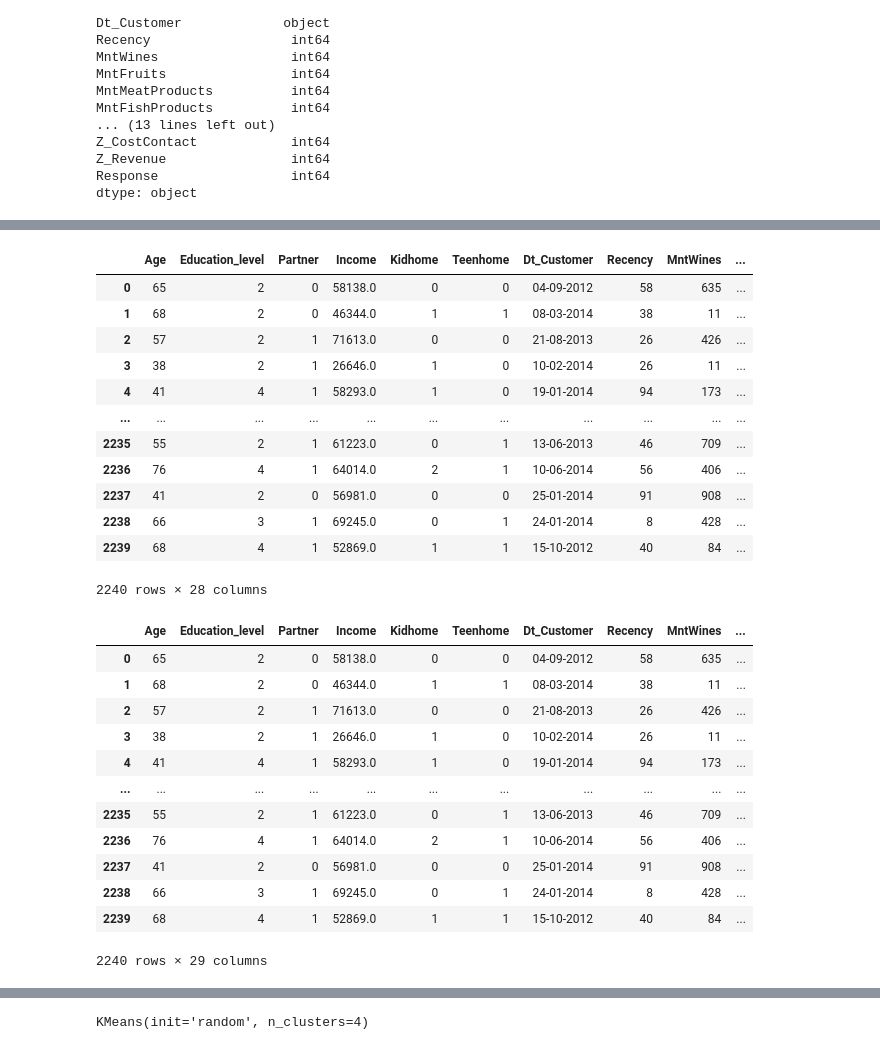
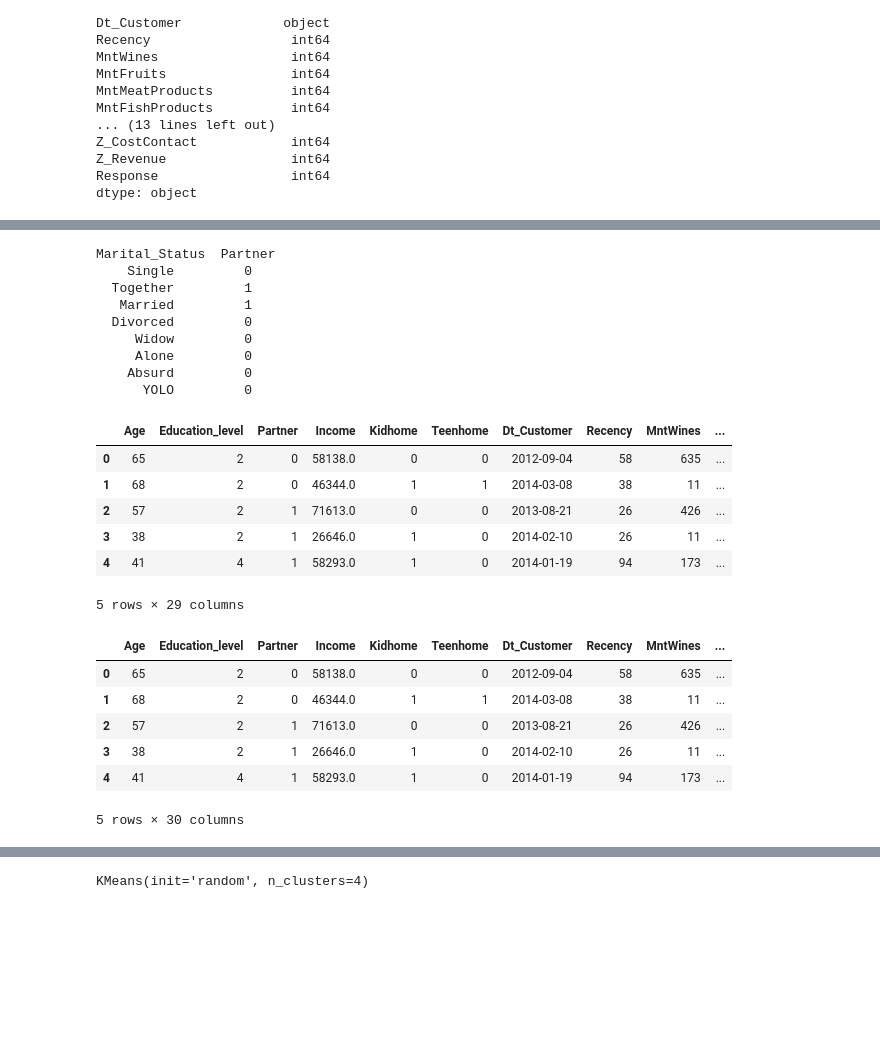
Before and after one commit to DanielSLucas/introducaoDataScience, a Jupyter notebook: praticando/customers/customers.ipynb, the cells around one changed output, grey strips where cells are left out. Drawn from its saved outputs; the diff is of its cells as text; code cells hidden in the pictures; blank space fills up the shorter version.

```diff
--- a/praticando/customers/customers.ipynb
+++ b/praticando/customers/customers.ipynb
@@ -68,0 +63,4 @@ educationLevels
+# %%
+customers['Dt_Customer'] = pd.to_datetime(customers['Dt_Customer'], format='%d-%m-%Y')
+customers['Years_As_Customer'] = customers['Dt_Customer'].map(lambda dt_customer: currentYear-dt_customer.year)
+customers.head()
@@ -69,7 +75,14 @@ educationLevels
 # %%
+educationLevels = customers['Education'].unique().tolist()
+educationLevels.sort()
+
+print('Education_level')
+for level in educationLevels:
+  print(educationLevels.index(level), '-', level)
+
 customers = customers.rename(columns={'Education': 'Education_level'})
 customers['Education_level'] = customers['Education_level'].map(
   lambda level: educationLevels.index(level)
 )
-customers
+customers.head()
 # %% [output]
@@ -100,37 +102,38 @@ customers['Marital_Status'].unique().tolist()
 # %%
+print('Marital_Status\tPartner')
+for status in customers['Marital_Status'].unique().tolist():
+  print( '%10s\t%4d'% (status, 1 if status in ['Married', 'Together'] else 0))
+
 customers = customers.rename(columns={'Marital_Status': 'Partner'})
 customers['Partner'] = customers['Partner'].map(
   lambda status: 1 if status in ['Married', 'Together'] else 0
 )
-customers
+customers.head()
 # %% [output]
+Marital_Status  Partner
+    Single         0
+  Together         1
+   Married         1
+  Divorced         0
+     Widow         0
+     Alone         0
+    Absurd         0
+      YOLO         0
 |  | Age | Education_level | Partner | Income | Kidhome | Teenhome | Dt_Customer | Recency | MntWines | ... |
-| 0 | 65 | 2 | 0 | 58138.0 | 0 | 0 | 04-09-2012 | 58 | 635 | ... |
-| 1 | 68 | 2 | 0 | 46344.0 | 1 | 1 | 08-03-2014 | 38 | 11 | ... |
-| 2 | 57 | 2 | 1 | 71613.0 | 0 | 0 | 21-08-2013 | 26 | 426 | ... |
-| 3 | 38 | 2 | 1 | 26646.0 | 1 | 0 | 10-02-2014 | 26 | 11 | ... |
-| 4 | 41 | 4 | 1 | 58293.0 | 1 | 0 | 19-01-2014 | 94 | 173 | ... |
-| ... | ... | ... | ... | ... | ... | ... | ... | ... | ... | ... |
-| 2235 | 55 | 2 | 1 | 61223.0 | 0 | 1 | 13-06-2013 | 46 | 709 | ... |
-| 2236 | 76 | 4 | 1 | 64014.0 | 2 | 1 | 10-06-2014 | 56 | 406 | ... |
-| 2237 | 41 | 2 | 0 | 56981.0 | 0 | 0 | 25-01-2014 | 91 | 908 | ... |
-| 2238 | 66 | 3 | 1 | 69245.0 | 0 | 1 | 24-01-2014 | 8 | 428 | ... |
-| 2239 | 68 | 4 | 1 | 52869.0 | 1 | 1 | 15-10-2012 | 40 | 84 | ... |
+| 0 | 65 | 2 | 0 | 58138.0 | 0 | 0 | 2012-09-04 | 58 | 635 | ... |
+| 1 | 68 | 2 | 0 | 46344.0 | 1 | 1 | 2014-03-08 | 38 | 11 | ... |
+| 2 | 57 | 2 | 1 | 71613.0 | 0 | 0 | 2013-08-21 | 26 | 426 | ... |
+| 3 | 38 | 2 | 1 | 26646.0 | 1 | 0 | 2014-02-10 | 26 | 11 | ... |
+| 4 | 41 | 4 | 1 | 58293.0 | 1 | 0 | 2014-01-19 | 94 | 173 | ... |
-2240 rows × 28 columns
+5 rows × 29 columns
 # %%
 customers['Dependents'] = customers['Kidhome'] + customers['Teenhome']
-customers
+customers.head()
 # %% [output]
 |  | Age | Education_level | Partner | Income | Kidhome | Teenhome | Dt_Customer | Recency | MntWines | ... |
-| 0 | 65 | 2 | 0 | 58138.0 | 0 | 0 | 04-09-2012 | 58 | 635 | ... |
-| 1 | 68 | 2 | 0 | 46344.0 | 1 | 1 | 08-03-2014 | 38 | 11 | ... |
-| 2 | 57 | 2 | 1 | 71613.0 | 0 | 0 | 21-08-2013 | 26 | 426 | ... |
-| 3 | 38 | 2 | 1 | 26646.0 | 1 | 0 | 10-02-2014 | 26 | 11 | ... |
-| 4 | 41 | 4 | 1 | 58293.0 | 1 | 0 | 19-01-2014 | 94 | 173 | ... |
-| ... | ... | ... | ... | ... | ... | ... | ... | ... | ... | ... |
-| 2235 | 55 | 2 | 1 | 61223.0 | 0 | 1 | 13-06-2013 | 46 | 709 | ... |
-| 2236 | 76 | 4 | 1 | 64014.0 | 2 | 1 | 10-06-2014 | 56 | 406 | ... |
-| 2237 | 41 | 2 | 0 | 56981.0 | 0 | 0 | 25-01-2014 | 91 | 908 | ... |
-| 2238 | 66 | 3 | 1 | 69245.0 | 0 | 1 | 24-01-2014 | 8 | 428 | ... |
-| 2239 | 68 | 4 | 1 | 52869.0 | 1 | 1 | 15-10-2012 | 40 | 84 | ... |
+| 0 | 65 | 2 | 0 | 58138.0 | 0 | 0 | 2012-09-04 | 58 | 635 | ... |
+| 1 | 68 | 2 | 0 | 46344.0 | 1 | 1 | 2014-03-08 | 38 | 11 | ... |
+| 2 | 57 | 2 | 1 | 71613.0 | 0 | 0 | 2013-08-21 | 26 | 426 | ... |
+| 3 | 38 | 2 | 1 | 26646.0 | 1 | 0 | 2014-02-10 | 26 | 11 | ... |
+| 4 | 41 | 4 | 1 | 58293.0 | 1 | 0 | 2014-01-19 | 94 | 173 | ... |
-2240 rows × 29 columns
+5 rows × 30 columns
```
Also changed, not shown: parts of 26 cells of this notebook.
